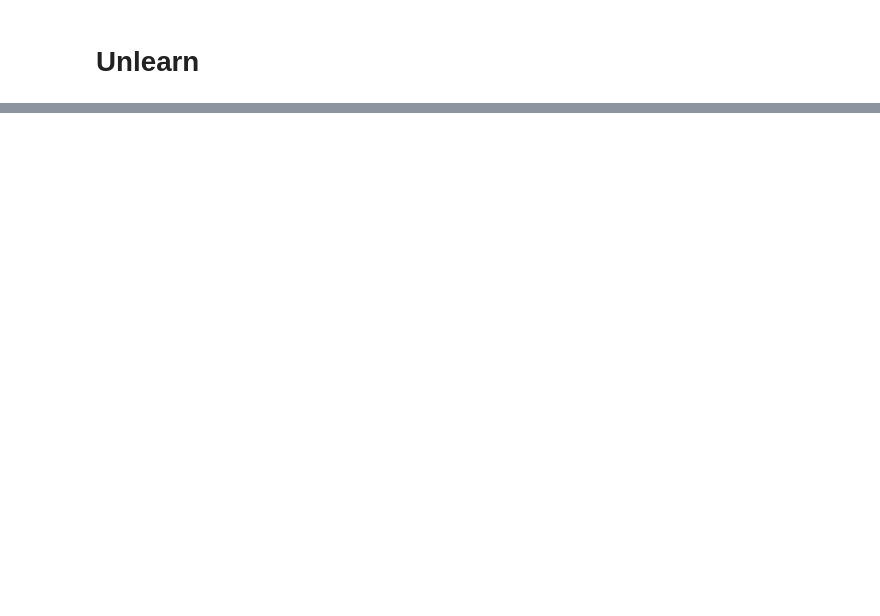
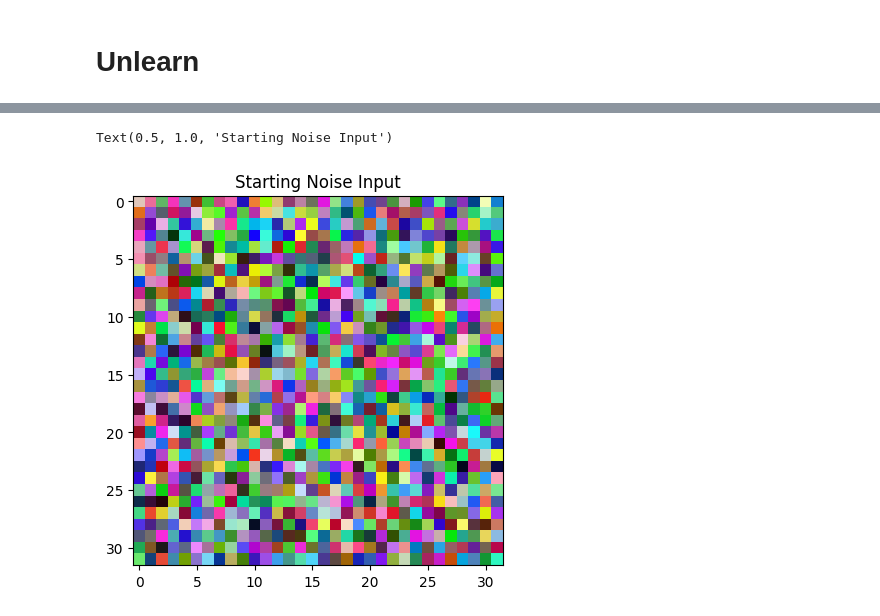
Before and after one commit to terru3/unlearning, a Jupyter notebook: amnesiac_unlearning.ipynb, the cells around one changed output, grey strips where cells are left out. Cells and saved outputs as stored; diff of their text form; code cells hidden in the pictures; blank space fills up the shorter version.

```diff
--- a/amnesiac_unlearning.ipynb
+++ b/amnesiac_unlearning.ipynb
@@ -395,0 +402,4 @@ unlearn(model, deltas)
+# %%
+set_seed()
+inp = torch.rand(1, 3, 32, 32).to(device)
+inp.requires_grad=True
@@ -395,0 +446,7 @@ unlearn(model, deltas)
+# %%
+# compare to starting noise
+plt.imshow(inp[0].permute(1,2,0).detach().numpy())
+plt.title(f'Starting Noise Input')
+# %% [output]
+Text(0.5, 1.0, 'Starting Noise Input')
+[figure, added]
```
Also changed, not shown: parts of 44 cells of this notebook, 15 other files.
